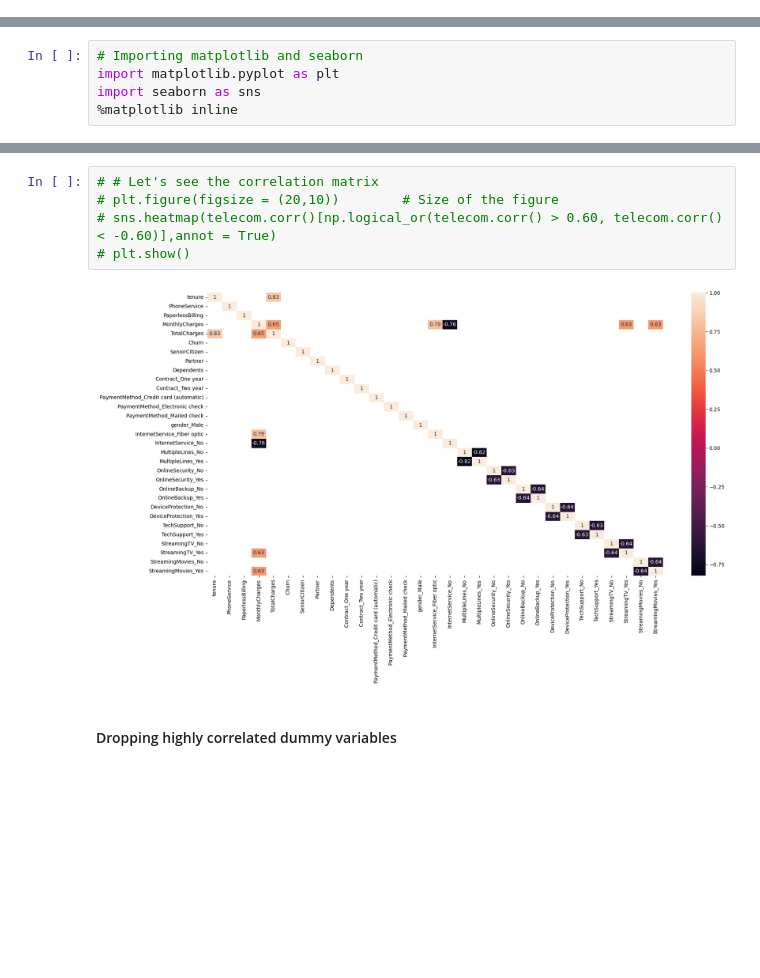
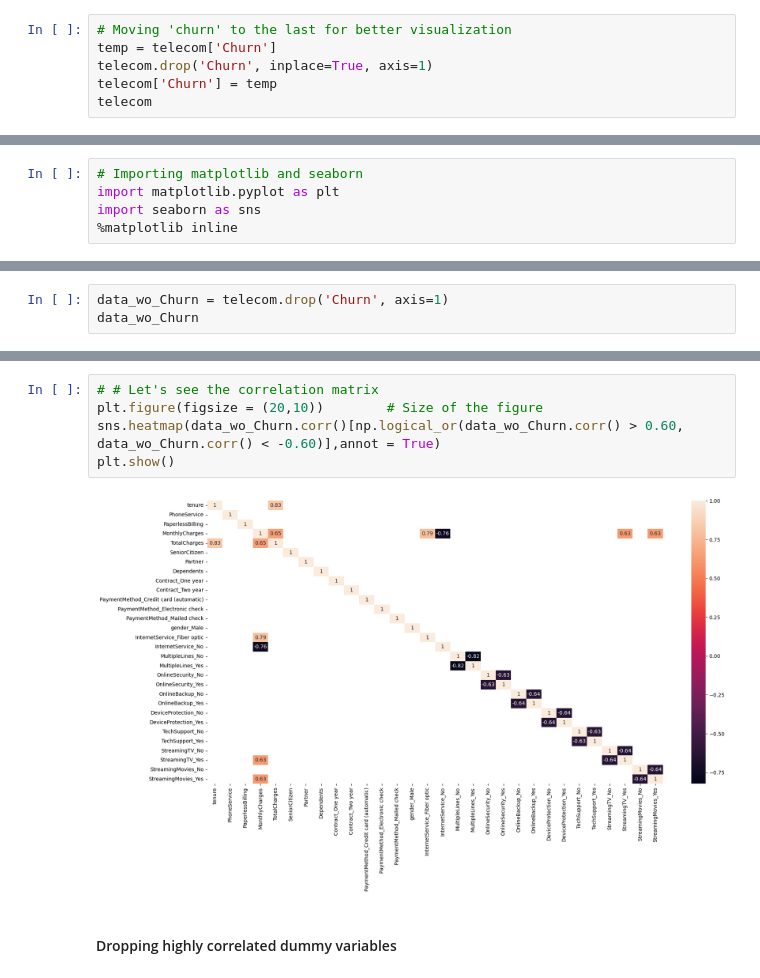
Before and after one commit to AnirudhJayant06/Telecom_Churn-Random_Forest, a Jupyter notebook: Telecom_Churn_Random_Forest.ipynb, the cells around one changed output, grey strips where cells are left out. Drawn from its saved outputs; the diff is of its cells as text; blank space fills up the shorter version.

```diff
--- a/Telecom_Churn_Random_Forest.ipynb
+++ b/Telecom_Churn_Random_Forest.ipynb
@@ -407,3 +457,9 @@ churn
 We have almost 27% churn rate
 # %% [markdown]
 ### Step 6: Looking at Correlations
+# %%
+# Moving 'churn' to the last for better visualization
+temp = telecom['Churn']
+telecom.drop('Churn', inplace=True, axis=1)
+telecom['Churn'] = temp
+telecom
@@ -421,0 +515,3 @@ plt.show()
+# %%
+data_wo_Churn = telecom.drop('Churn', axis=1)
+data_wo_Churn
@@ -422,10 +532,10 @@ plt.show()
 # %%
 # # Let's see the correlation matrix
-# plt.figure(figsize = (20,10))        # Size of the figure
-# sns.heatmap(telecom.corr()[np.logical_or(telecom.corr() > 0.60, telecom.corr() < -0.60)],annot = True)
-# plt.show()
+plt.figure(figsize = (20,10))        # Size of the figure
+sns.heatmap(data_wo_Churn.corr()[np.logical_or(data_wo_Churn.corr() > 0.60, data_wo_Churn.corr() < -0.60)],annot = True)
+plt.show()
 # %% [output]
-[figure, old version]
+[figure, new version]
 # %% [markdown]
 #### Dropping highly correlated dummy variables
 # %%
```
Also changed, not shown: parts of 120 cells of this notebook.
